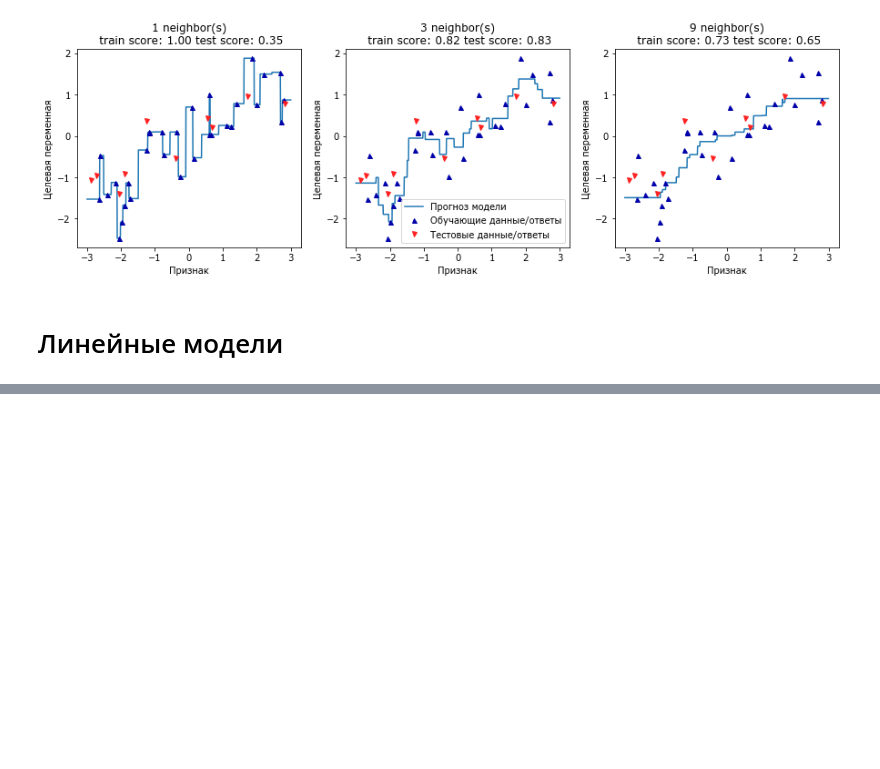
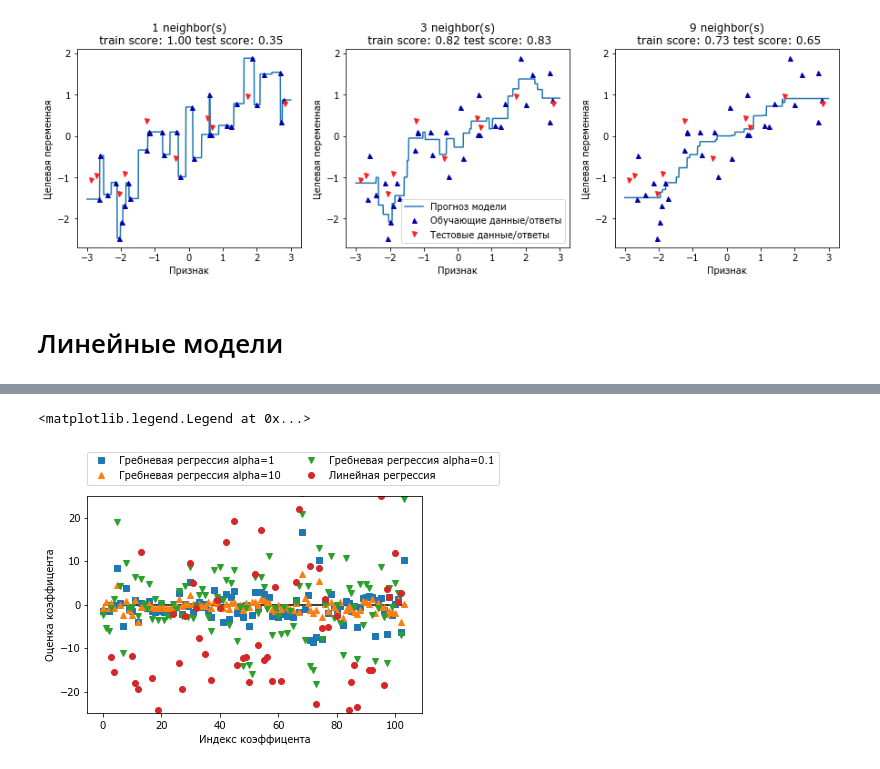
Before and after one commit to azamind/ml-intro, a Jupyter notebook: code/Chapter2.ipynb, the cells around one changed output, grey strips where cells are left out. Cells and saved outputs as stored; diff of their text form; code cells hidden in the pictures; blank space fills up the shorter version.

```diff
--- a/code/Chapter2.ipynb
+++ b/code/Chapter2.ipynb
@@ -171,0 +191,7 @@ axes[1].legend(["Прогноз модели","Обучающие данные/
+# %%
+# как видим результат 0,66. относительно это мало. возьмём данные с большим признаком и наблюдений. ниже код
+X, y = mglearn.datasets.load_extended_boston()
+X_train, X_test, y_train, y_test = train_test_split(X, y, random_state=0)
+lr = LinearRegression().fit(X_train, y_train)
+print('на обучающем наборе: {:.2f}'.format(lr.score(X_train, y_train)))
+print('на тестовом наборе: {:.2f}'.format(lr.score(X_test, y_test)))
@@ -171,0 +206,5 @@ axes[1].legend(["Прогноз модели","Обучающие данные/
+# %%
+from sklearn.linear_model import Ridge
+ridge = Ridge().fit(X_train, y_train)
+print('на обучающем наборе: {:.2f}'.format(ridge.score(X_train, y_train)))
+print('на тестовом наборе: {:.2f}'.format(ridge.score(X_test, y_test)))
@@ -171,0 +214,16 @@ axes[1].legend(["Прогноз модели","Обучающие данные/
+# %%
+# пример с использованием переметра alpha. По умолчанию он равен 1.
+# При увелечении alpha мы заставляем коэффиценты сжиматься до всё более к близких  к нулю значений
+# При уменьшении alpha мы сжимаем коэффиценты в меньшей степени, что означает движение вправо на графике
+ridge10 = Ridge(alpha=10).fit(X_train, y_train)
+print('Увелечение параметра alpha')
+print('на обучающем наборе: {:.2f}'.format(ridge10.score(X_train, y_train)))
+print('на тестовом наборе: {:.2f}'.format(ridge10.score(X_test, y_test)))
+
+print()
+
+# Модель очень близка к линейной регрессии
+ridge01 = Ridge(alpha=0.1).fit(X_train, y_train)
+print('Уменьшение параметра alpha')
+print('на обучающем наборе: {:.2f}'.format(ridge10.score(X_train, y_train)))
+print('на тестовом наборе: {:.2f}'.format(ridge10.score(X_test, y_test)))
@@ -171,0 +238,14 @@ axes[1].legend(["Прогноз модели","Обучающие данные/
+# %%
+plt.plot(ridge.coef_, 's', label='Гребневая регрессия alpha=1')
+plt.plot(ridge10.coef_, '^', label='Гребневая регрессия alpha=10')
+plt.plot(ridge01.coef_, 'v', label='Гребневая регрессия alpha=0.1')
+plt.plot(lr.coef_, 'o', label='Линейная регрессия')
+
+plt.xlabel('Индекс коэффицента')
+plt.ylabel('Оценка коэффицента')
+plt.hlines(0,0,len(lr.coef_))
+plt.ylim(-25,25)
+plt.legend(ncol=2, loc=(0, 1.05))
+# %% [output]
+<matplotlib.legend.Legend at 0x...>
+[figure, added]
```
Also changed, not shown: parts of 28 cells of this notebook.
